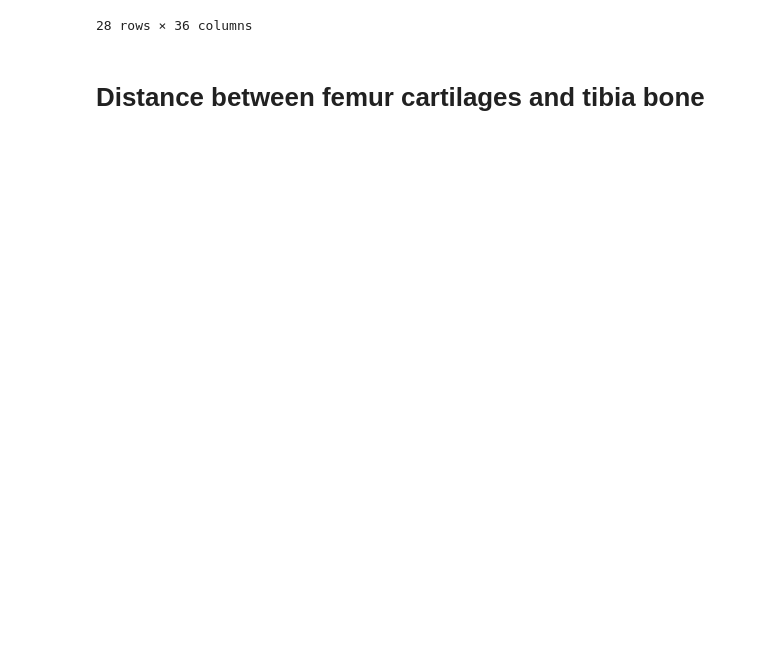
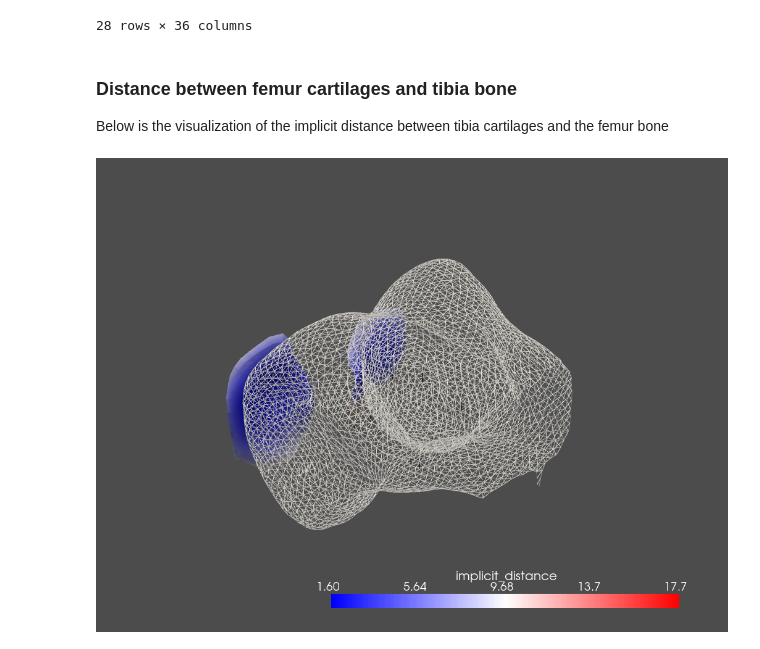
Before and after one commit to cs481-ekh/f22-ai-cbl, a Jupyter notebook: notebooks/patients_data_loading.ipynb, the cells around one changed output. Drawn from its saved outputs; the diff is of its cells as text; code cells hidden in the pictures; blank space fills up the shorter version.

```diff
--- a/notebooks/patients_data_loading.ipynb
+++ b/notebooks/patients_data_loading.ipynb
@@ -107,4 +105,18 @@ knee_df
 | 27 | 9993846M12 | 873 | 3921 | 2831 | 5690 | 21495 | 2840 | 2840 | ... |
 28 rows × 36 columns
 # %% [markdown]
-# Distance between femur cartilages and tibia bone
+### Distance between femur cartilages and tibia bone
+
+Below is the visualization of the implicit distance between tibia cartilages and the femur bone
+# %%
+surf_femur = knee.femur.extract_surface()
+_ = knee.tibia_cart_med.compute_implicit_distance(surf_femur, inplace=True)
+_ = knee.tibia_cart_lat.compute_implicit_distance(surf_femur, inplace=True)
+
+pl = pv.Plotter()
+_ = pl.add_mesh(knee.tibia_cart_med, scalars='implicit_distance', cmap='bwr')
+_ = pl.add_mesh(knee.tibia_cart_lat, scalars='implicit_distance', cmap='bwr')
+_ = pl.add_mesh(surf_femur, color='w', style='wireframe')
+pl.show(jupyter_backend="static")
+# %% [output]
+[figure, added]
```
Also changed, not shown: parts of 3 cells of this notebook, 1 other file.
